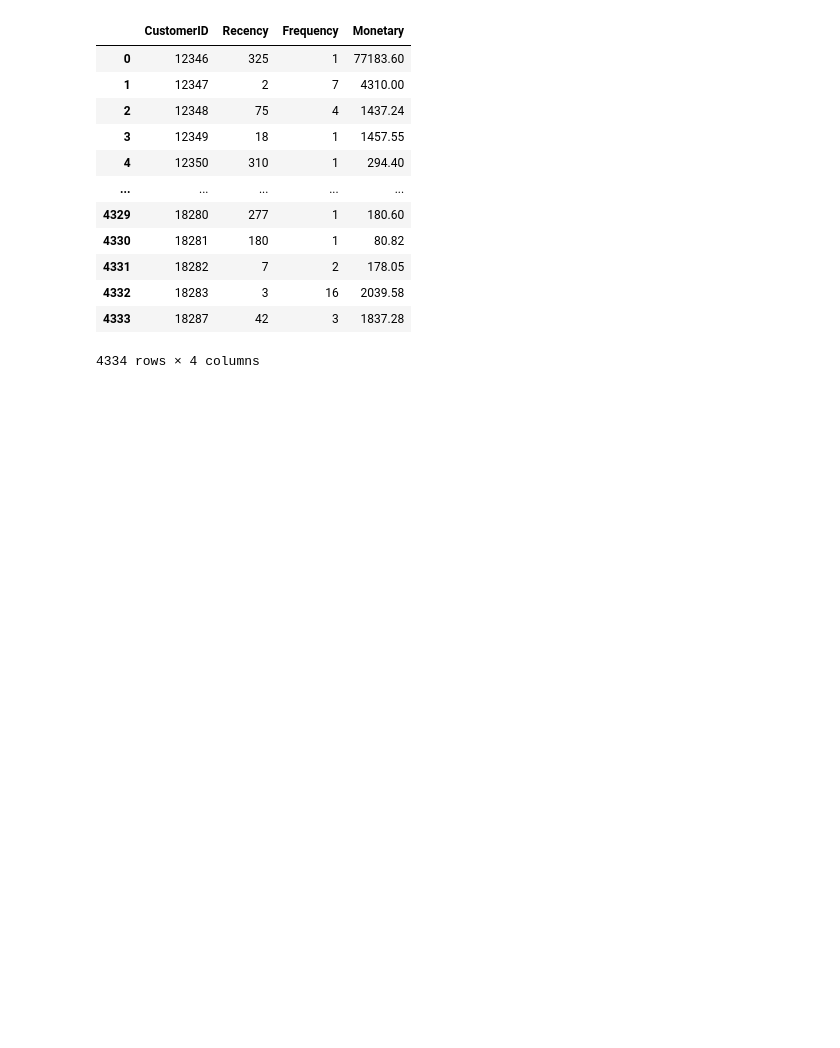
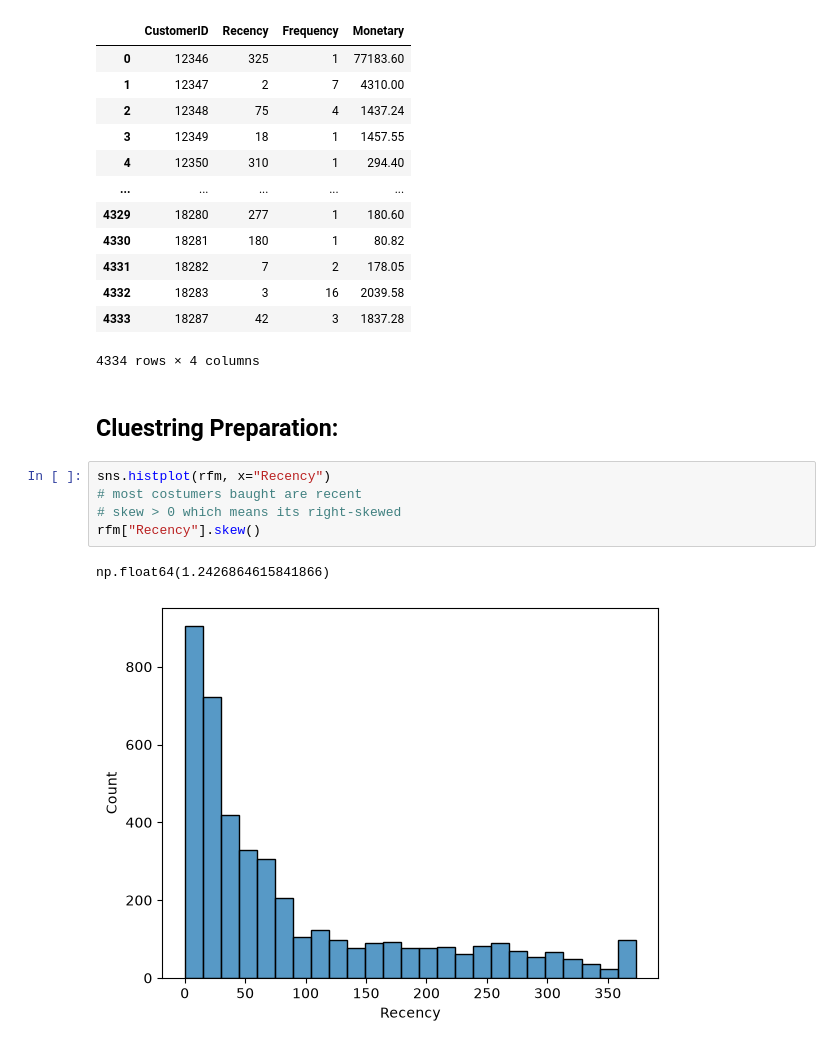
Before and after one commit to youssef-boudouar/cartSense, a Jupyter notebook: notebook/cartSense.ipynb, the cells around one changed output. Saved outputs shown, nothing was run; the diff lists cells and outputs as text; blank space fills up the shorter version.

```diff
--- a/notebook/cartSense.ipynb
+++ b/notebook/cartSense.ipynb
@@ -101,3 +101,13 @@ rfm
 | 4332 | 18283 | 3 | 16 | 2039.58 |
 | 4333 | 18287 | 42 | 3 | 1837.28 |
 4334 rows × 4 columns
+# %% [markdown]
+## Cluestring Preparation:
+# %%
+sns.histplot(rfm, x="Recency")
+# most costumers baught are recent
+# skew > 0 which means its right-skewed
+rfm["Recency"].skew()
+# %% [output]
+np.float64(1.2426864615841866)
+[figure, added]
```
Also changed, not shown: parts of 6 cells of this notebook.
